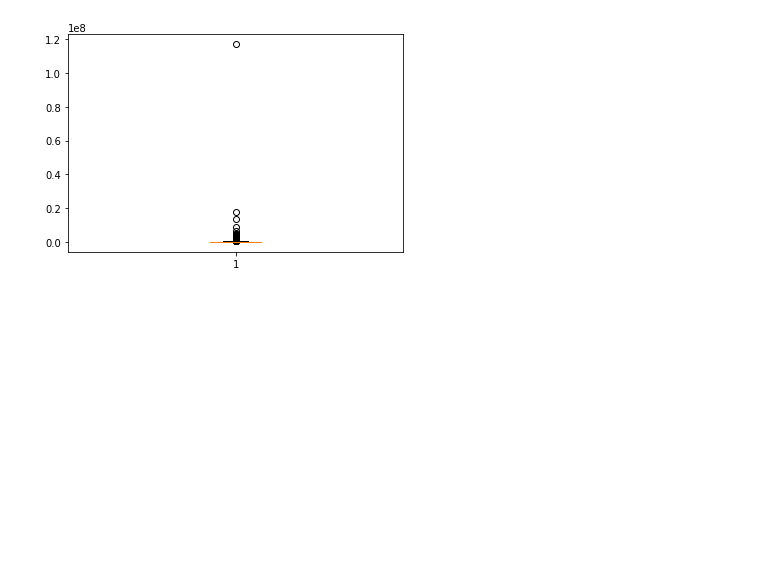
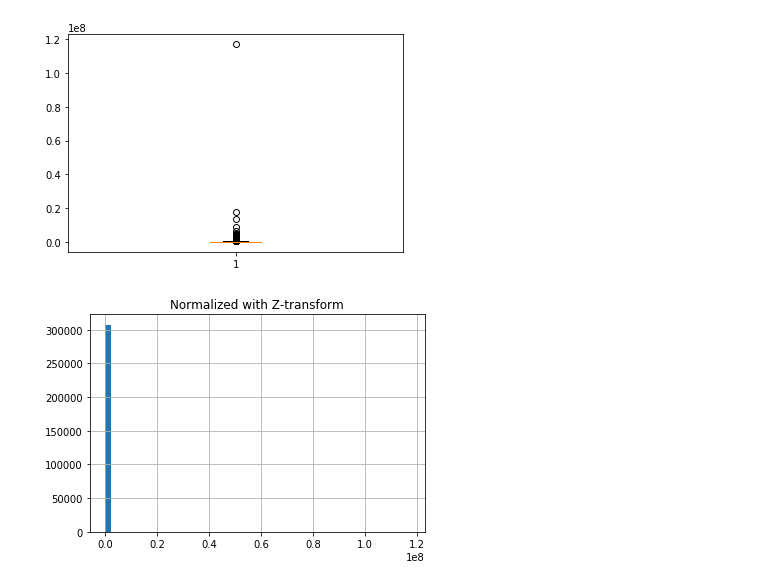
Before and after one commit to CheMiJu/2nd-ML100Days, a Jupyter notebook: homework/Day_008_HW.ipynb, the cells around one changed output. Drawn from its saved outputs; the diff is of its cells as text; code cells hidden in the pictures; blank space fills up the shorter version.

```diff
--- a/homework/Day_008_HW.ipynb
+++ b/homework/Day_008_HW.ipynb
@@ -261,8 +261,9 @@ plt.show()
 [figure]
 # %%
 #請根據 CNT_CHILDREN_GROUP 以及 TARGET，對 AMT_INCOME_TOTAL 計算 Z 轉換 後的分數
-app_train.loc[:, ['CNT_CHILDREN_GROUP', 'TARGET', 'AMT_INCOME_TOTAL']].groupby(['CNT_CHILDREN_GROUP','TARGET']).apply(lambda x:  ( value - np.mean(value) ) / ( np.std(value) ))
-app_train['AMT_CREDIT_Norm1'] =
-app_train['AMT_CREDIT_Norm1'].hist(bins = 50)
+app_train.loc[:, ['CNT_CHILDREN_GROUP', 'TARGET', 'AMT_INCOME_TOTAL']].groupby(['CNT_CHILDREN_GROUP','TARGET']).apply(lambda x:  ( x['AMT_INCOME_TOTAL'] - np.mean(x['AMT_INCOME_TOTAL']) ) / ( np.std(x['AMT_INCOME_TOTAL']) ))
+app_train['AMT_INCOME_TOTAL'].hist(bins = 50)
 plt.title("Normalized with Z-transform")
 plt.show()
+# %% [output]
+[figure, added]
```
Also changed, not shown: 3 other files.
